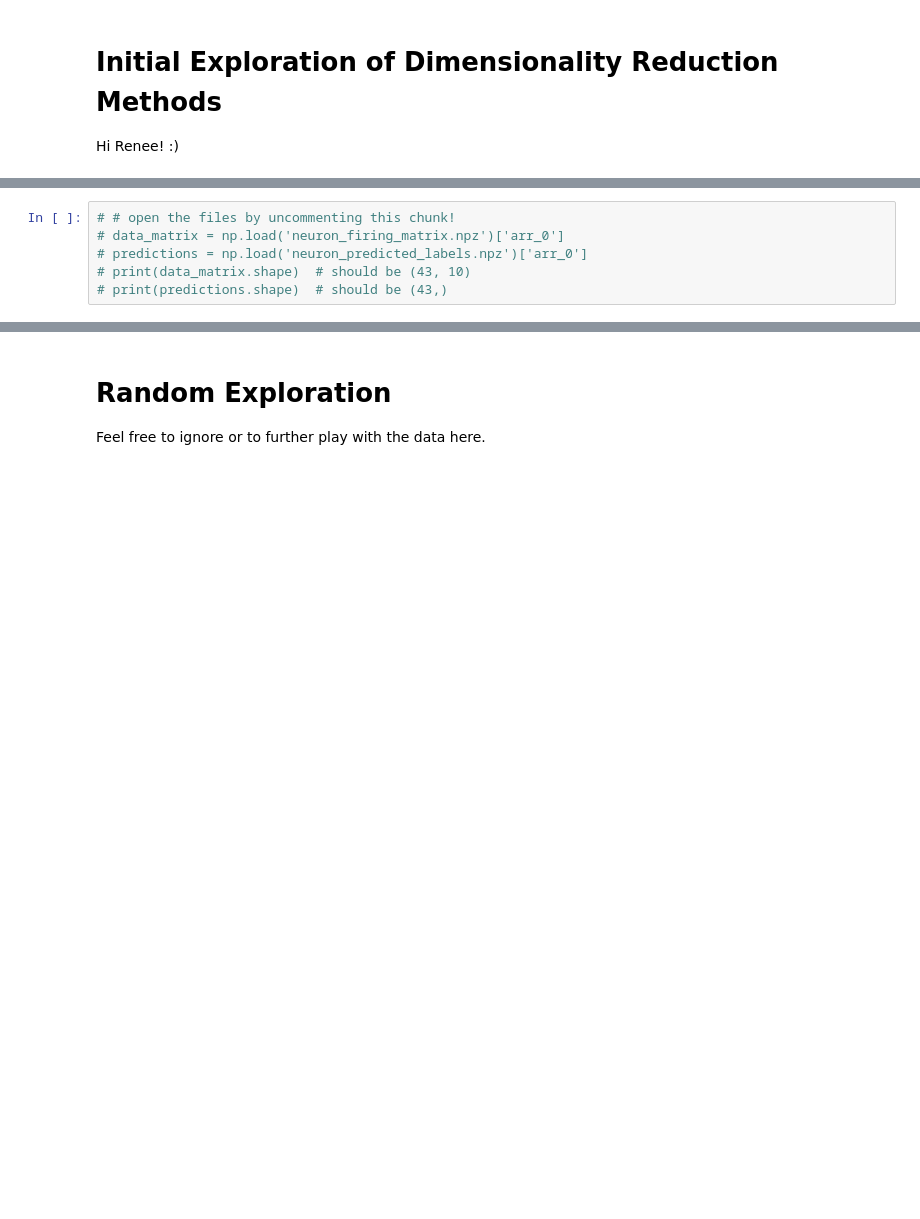
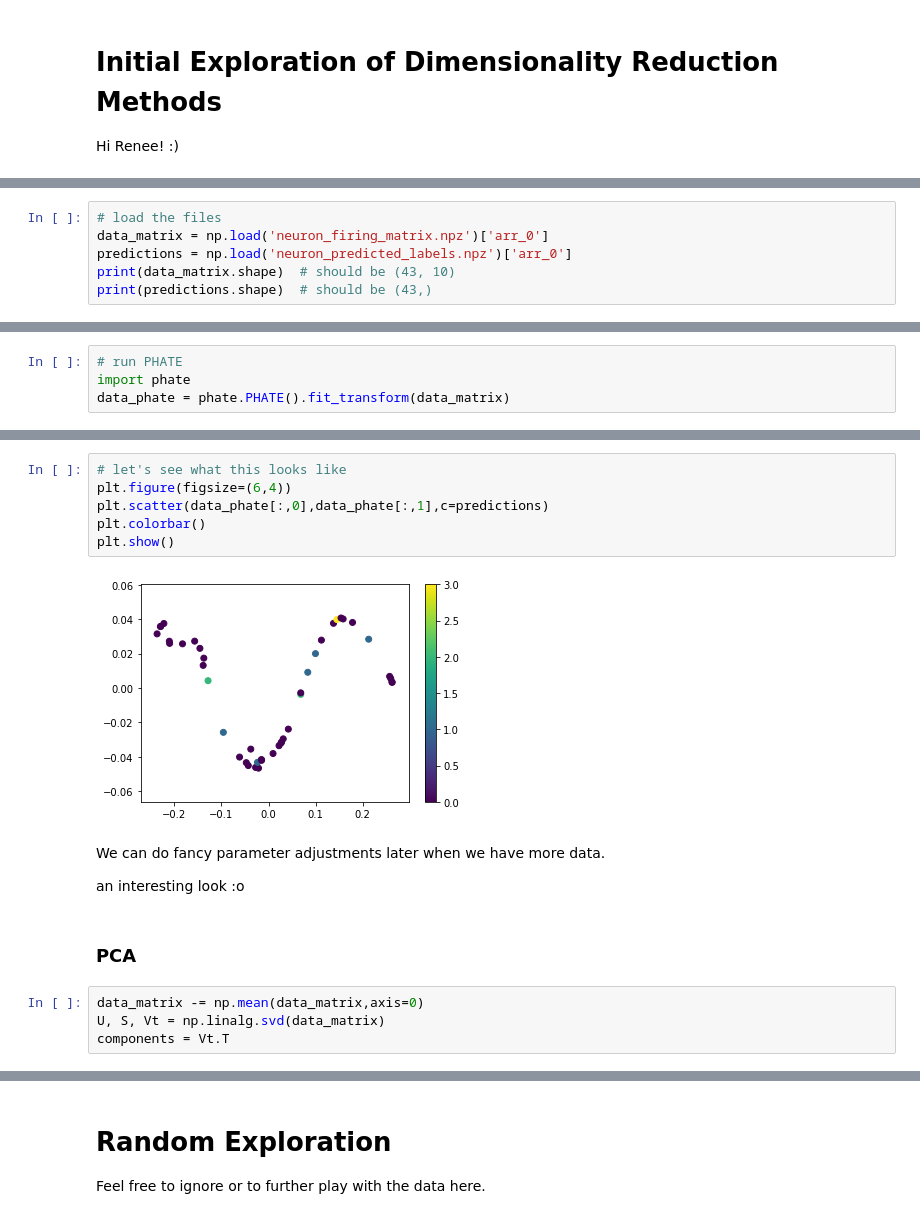
Before and after one commit to anniegao2007/neuron-clustering, a Jupyter notebook: code.ipynb, the cells around one changed output, grey strips where cells are left out. Saved outputs shown, nothing was run; the diff lists cells and outputs as text; blank space fills up the shorter version.

```diff
--- a/code.ipynb
+++ b/code.ipynb
@@ -89,6 +95,6 @@ Hi Renee! :)
 # %%
-# # open the files by uncommenting this chunk!
-# data_matrix = np.load('neuron_firing_matrix.npz')['arr_0']
-# predictions = np.load('neuron_predicted_labels.npz')['arr_0']
-# print(data_matrix.shape)  # should be (43, 10)
-# print(predictions.shape)  # should be (43,)
+# load the files
+data_matrix = np.load('neuron_firing_matrix.npz')['arr_0']
+predictions = np.load('neuron_predicted_labels.npz')['arr_0']
+print(data_matrix.shape)  # should be (43, 10)
+print(predictions.shape)  # should be (43,)
@@ -94,0 +104,4 @@ Hi Renee! :)
+# %%
+# run PHATE
+import phate
+data_phate = phate.PHATE().fit_transform(data_matrix)
@@ -94,0 +125,18 @@ Hi Renee! :)
+# %%
+# let's see what this looks like
+plt.figure(figsize=(6,4))
+plt.scatter(data_phate[:,0],data_phate[:,1],c=predictions)
+plt.colorbar()
+plt.show()
+# %% [output]
+[figure, added]
+# %% [markdown]
+We can do fancy parameter adjustments later when we have more data.
+
+an interesting look :o
+# %% [markdown]
+### PCA
+# %%
+data_matrix -= np.mean(data_matrix,axis=0)
+U, S, Vt = np.linalg.svd(data_matrix)
+components = Vt.T
```
Also changed, not shown: parts of 17 cells of this notebook.
